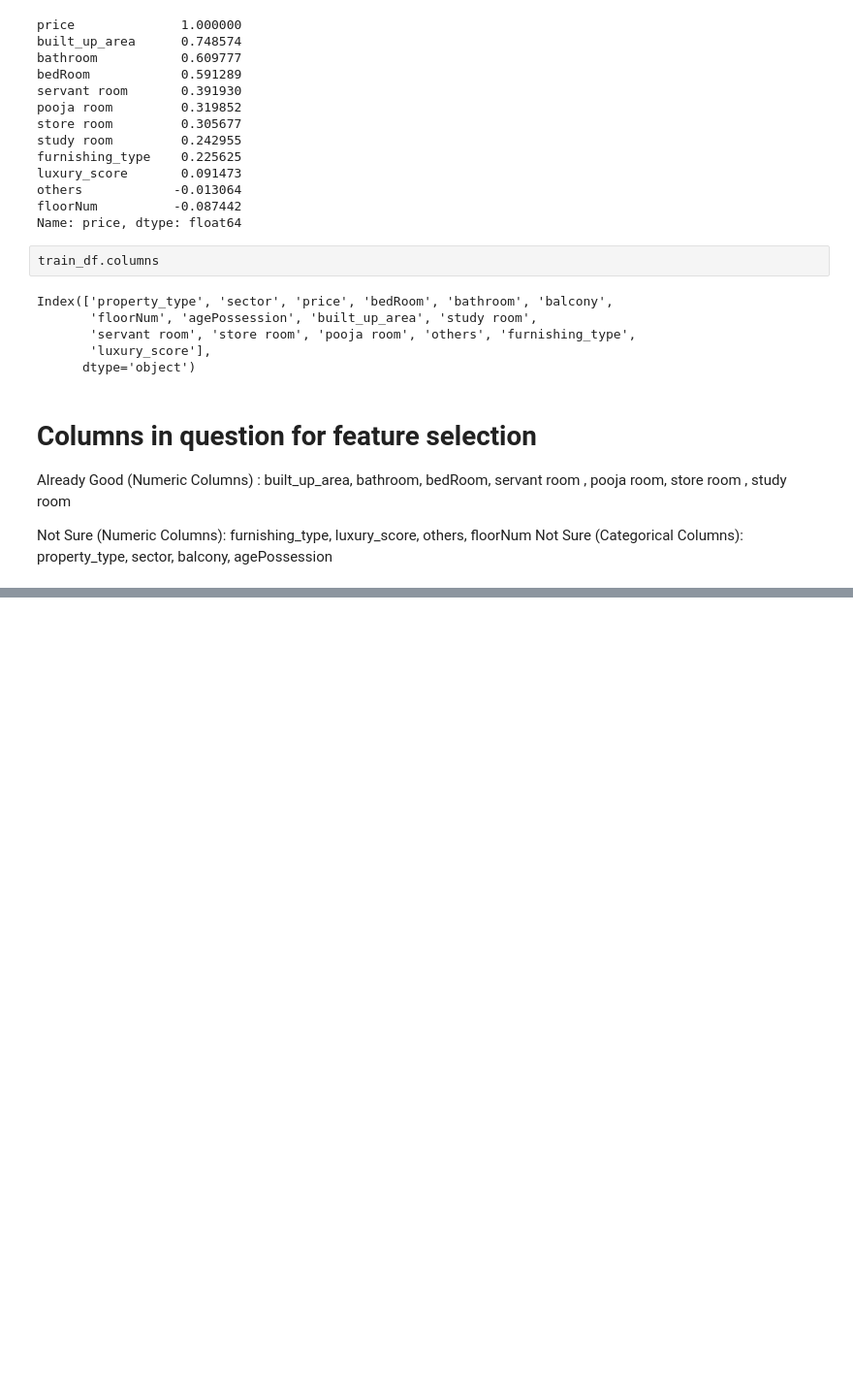
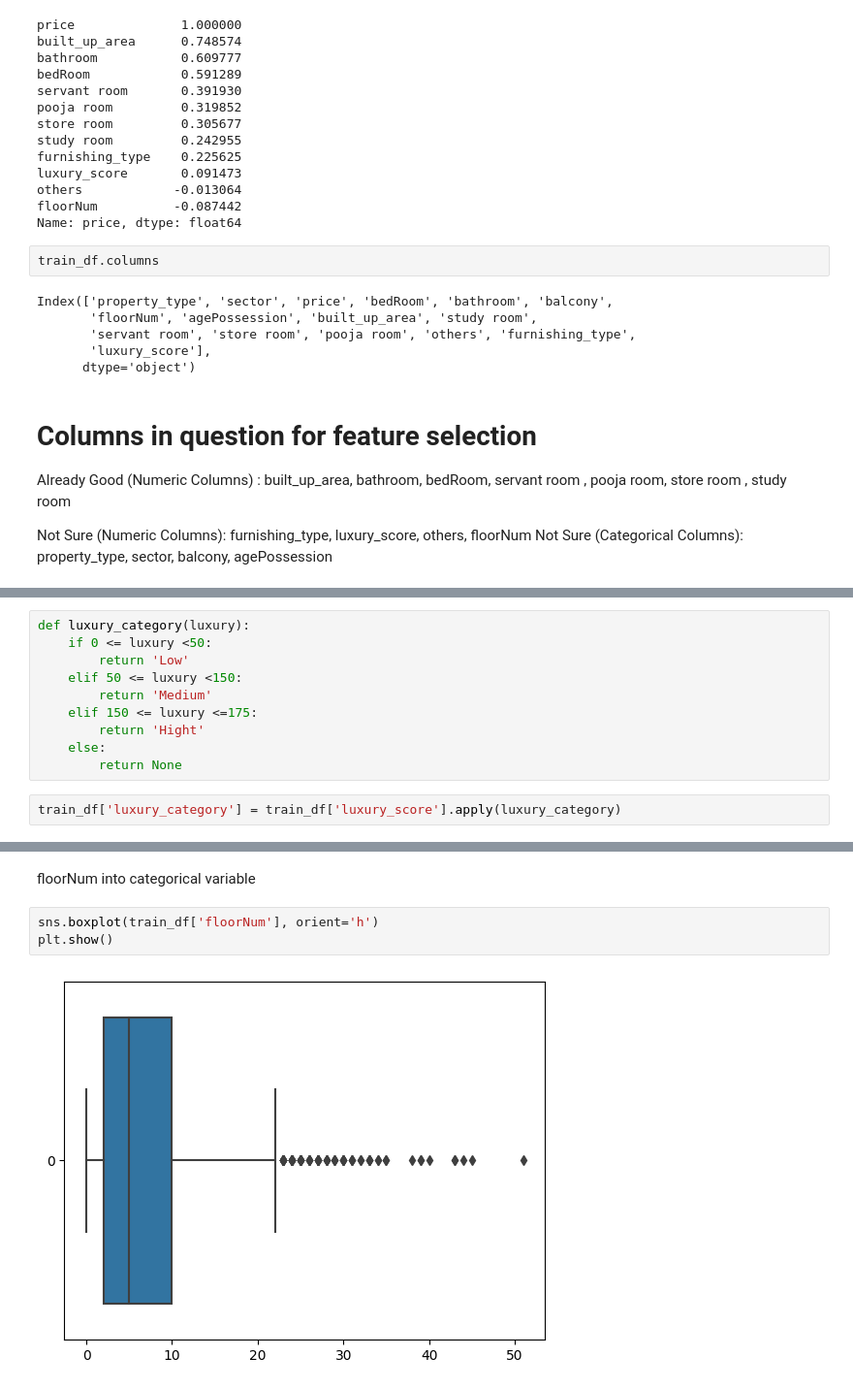
Before and after one commit to Data-Gyan/HousingAdvisor, a Jupyter notebook: featureSelection-featureEngineering.ipynb, the cells around one changed output, grey strips where cells are left out. Shown at 97% size. Saved outputs shown, nothing was run; the diff lists cells and outputs as text; blank space fills up the shorter version.

```diff
--- a/featureSelection-featureEngineering.ipynb
+++ b/featureSelection-featureEngineering.ipynb
@@ -100,0 +120,12 @@ Not Sure (Categorical Columns): property_type, sector, balcony, agePossession
+# %%
+def luxury_category(luxury):
+    if 0 <= luxury <50:
+        return 'Low'
+    elif 50 <= luxury <150:
+        return 'Medium'
+    elif 150 <= luxury <=175:
+        return 'Hight'
+    else:
+        return None
+# %%
+train_df['luxury_category'] = train_df['luxury_score'].apply(luxury_category)
@@ -100,0 +141,7 @@ Not Sure (Categorical Columns): property_type, sector, balcony, agePossession
+# %% [markdown]
+floorNum into categorical variable
+# %%
+sns.boxplot(train_df['floorNum'], orient='h')
+plt.show()
+# %% [output]
+[figure, added]
```
Also changed, not shown: parts of 12 cells of this notebook.
